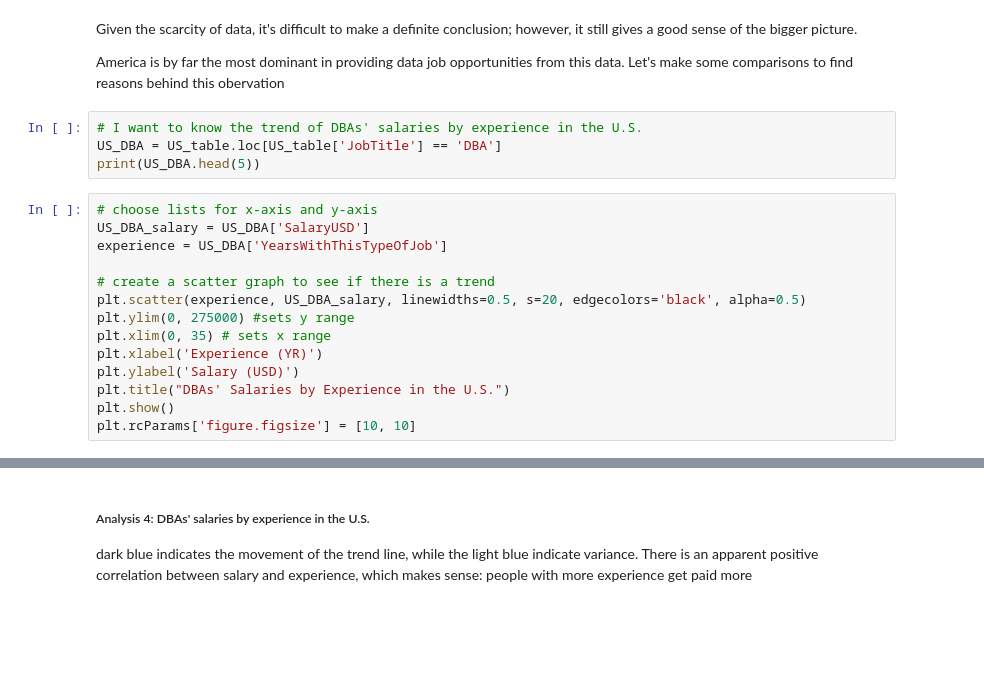
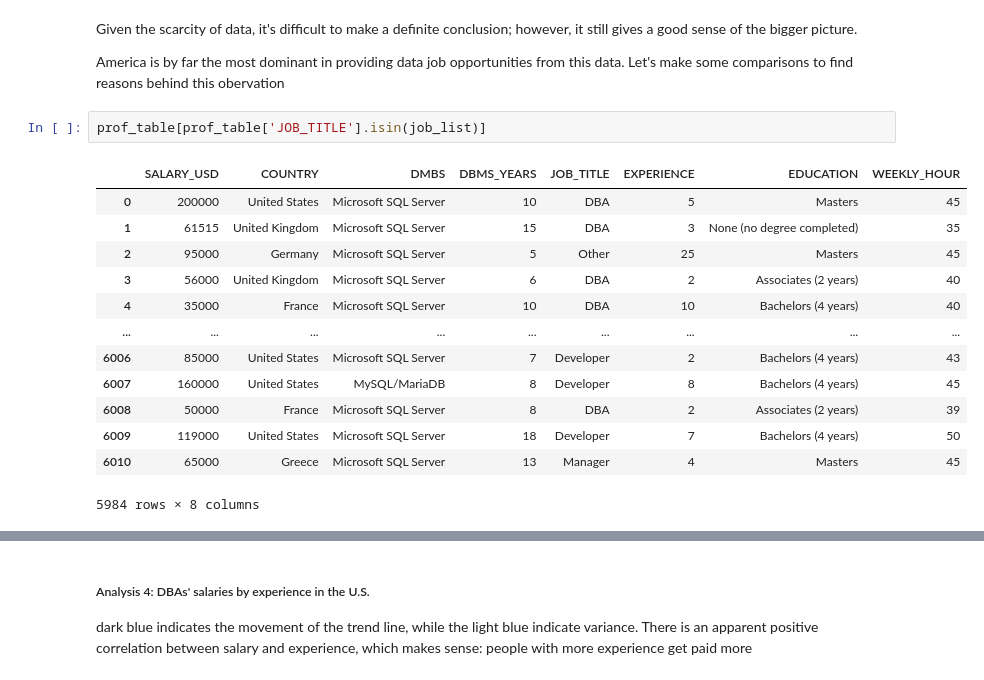
Before and after one commit to tw7366/Projects, a Jupyter notebook: Projects/2018 Data Professionals' Average Salaries.ipynb, the cells around one changed output, grey strips where cells are left out. Cells and saved outputs as stored; diff of their text form; blank space fills up the shorter version.

```diff
--- a/Projects/2018 Data Professionals' Average Salaries.ipynb
+++ b/Projects/2018 Data Professionals' Average Salaries.ipynb
@@ -201,21 +230,19 @@ plt.show()
 Given the scarcity of data, it's difficult to make a definite conclusion; however, it still gives a good sense of the bigger picture.
 
 America is by far the most dominant in providing data job opportunities from this data. Let's make some comparisons to find reasons behind this obervation
-# %%
-# I want to know the trend of DBAs' salaries by experience in the U.S.
-US_DBA = US_table.loc[US_table['JobTitle'] == 'DBA']
-print(US_DBA.head(5))
-# %%
-# choose lists for x-axis and y-axis
-US_DBA_salary = US_DBA['SalaryUSD']
-experience = US_DBA['YearsWithThisTypeOfJob']
-
-# create a scatter graph to see if there is a trend
-plt.scatter(experience, US_DBA_salary, linewidths=0.5, s=20, edgecolors='black', alpha=0.5)
-plt.ylim(0, 275000) #sets y range
-plt.xlim(0, 35) # sets x range
-plt.xlabel('Experience (YR)')
-plt.ylabel('Salary (USD)')
-plt.title("DBAs' Salaries by Experience in the U.S.")
-plt.show()
-plt.rcParams['figure.figsize'] = [10, 10]
+# %%
+prof_table[prof_table['JOB_TITLE'].isin(job_list)]
+# %% [output]
+|  | SALARY_USD | COUNTRY | DMBS | DBMS_YEARS | JOB_TITLE | EXPERIENCE | EDUCATION | WEEKLY_HOUR |
+| 0 | 200000 | United States | Microsoft SQL Server | 10 | DBA | 5 | Masters | 45 |
+| 1 | 61515 | United Kingdom | Microsoft SQL Server | 15 | DBA | 3 | None (no degree completed) | 35 |
+| 2 | 95000 | Germany | Microsoft SQL Server | 5 | Other | 25 | Masters | 45 |
+| 3 | 56000 | United Kingdom | Microsoft SQL Server | 6 | DBA | 2 | Associates (2 years) | 40 |
+| 4 | 35000 | France | Microsoft SQL Server | 10 | DBA | 10 | Bachelors (4 years) | 40 |
+| ... | ... | ... | ... | ... | ... | ... | ... | ... |
+| 6006 | 85000 | United States | Microsoft SQL Server | 7 | Developer | 2 | Bachelors (4 years) | 43 |
+| 6007 | 160000 | United States | MySQL/MariaDB | 8 | Developer | 8 | Bachelors (4 years) | 45 |
+| 6008 | 50000 | France | Microsoft SQL Server | 8 | DBA | 2 | Associates (2 years) | 39 |
+| 6009 | 119000 | United States | Microsoft SQL Server | 18 | Developer | 7 | Bachelors (4 years) | 50 |
+| 6010 | 65000 | Greece | Microsoft SQL Server | 13 | Manager | 4 | Masters | 45 |
+5984 rows × 8 columns
```
Also changed, not shown: parts of 13 cells of this notebook.
